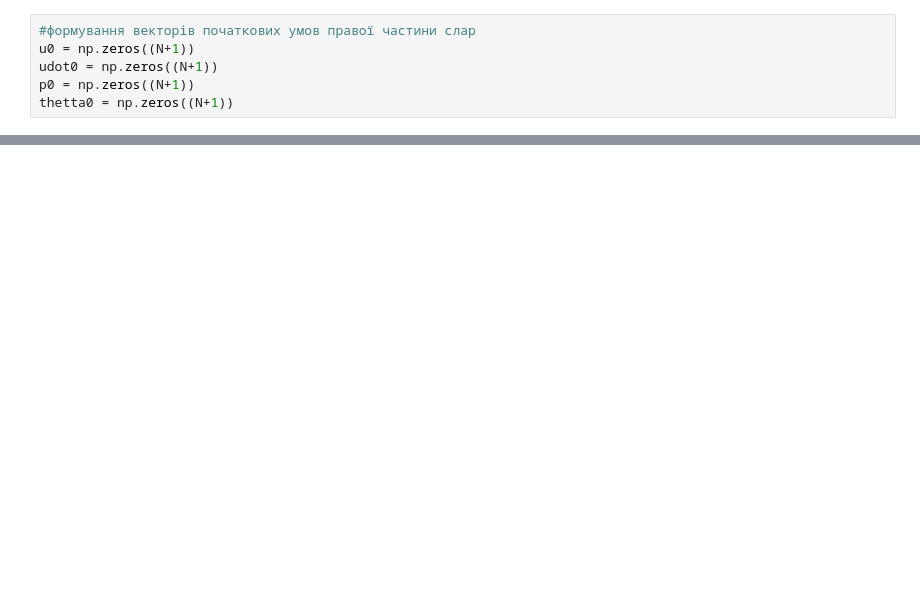
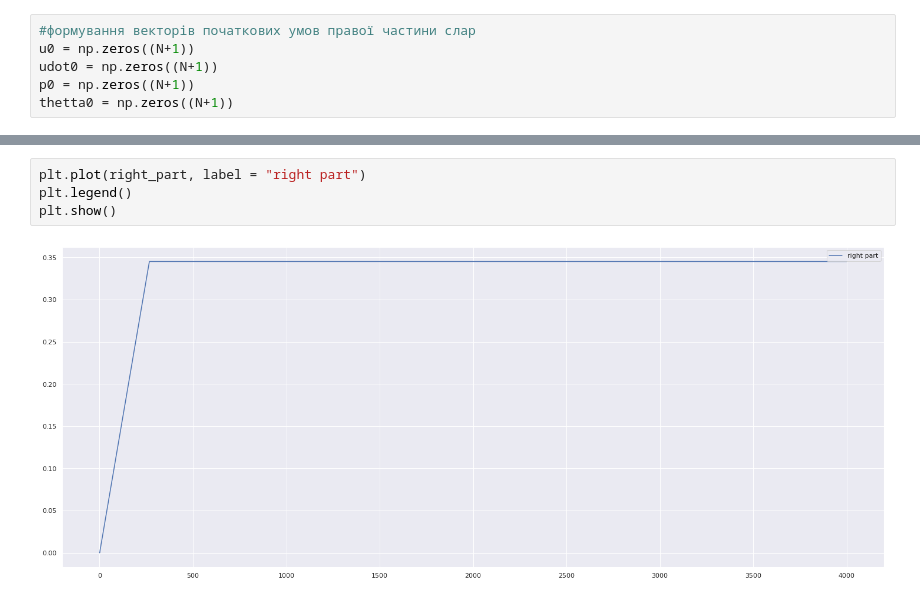
Before and after one commit to maxymVoytovych/BachelorsCode, a Jupyter notebook: CodeStatic/Main.ipynb, the cells around one changed output, grey strips where cells are left out. Cells and saved outputs as stored; diff of their text form; blank space fills up the shorter version.

```diff
--- a/CodeStatic/Main.ipynb
+++ b/CodeStatic/Main.ipynb
@@ -418 +476,7 @@ for i in range(0,N+1):
+# %%
+plt.plot(right_part, label = "right part")
+plt.legend()
+plt.show()
+# %% [output]
+[figure, added]
 # %%
```
Also changed, not shown: parts of 22 cells of this notebook, 2 other files.
